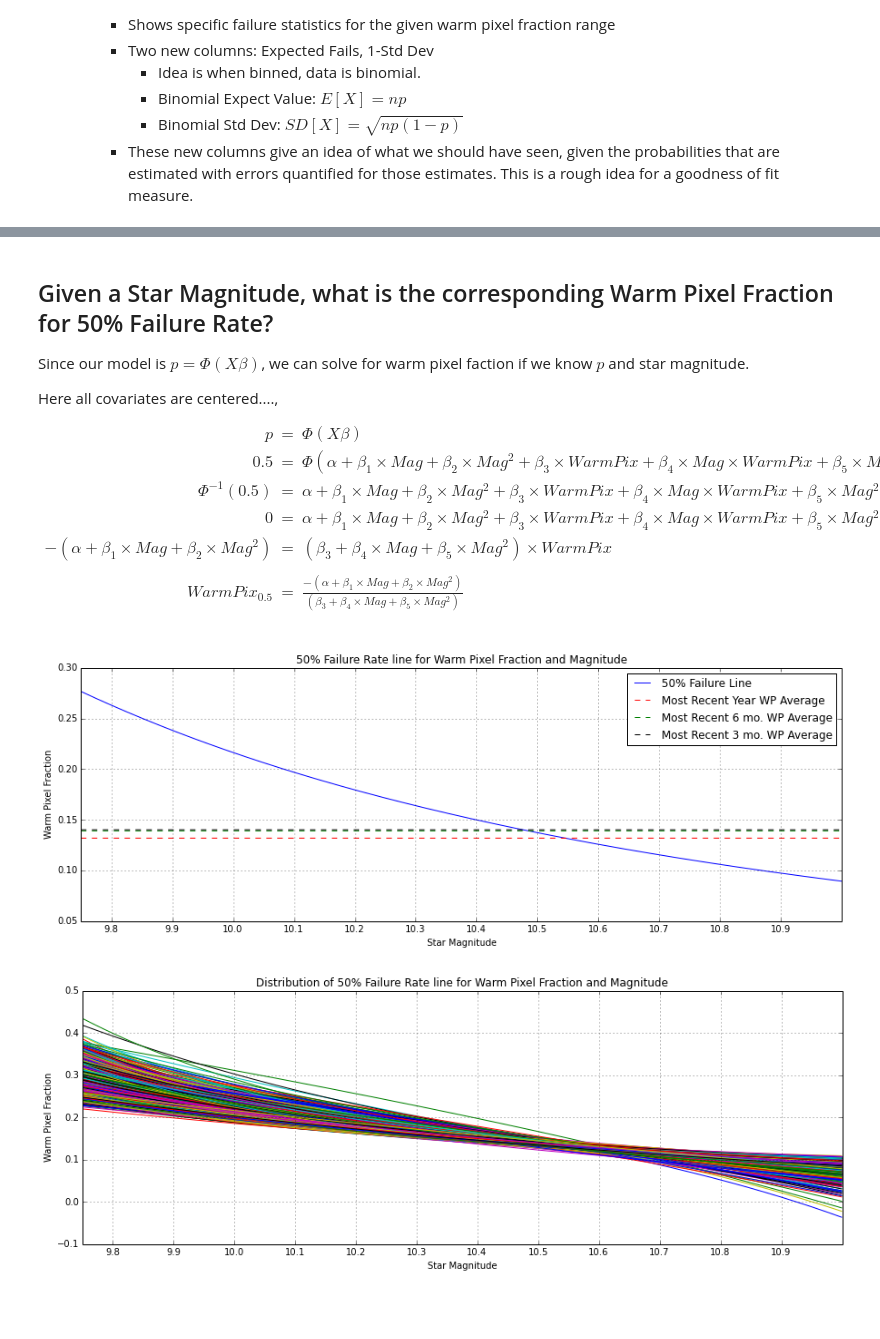
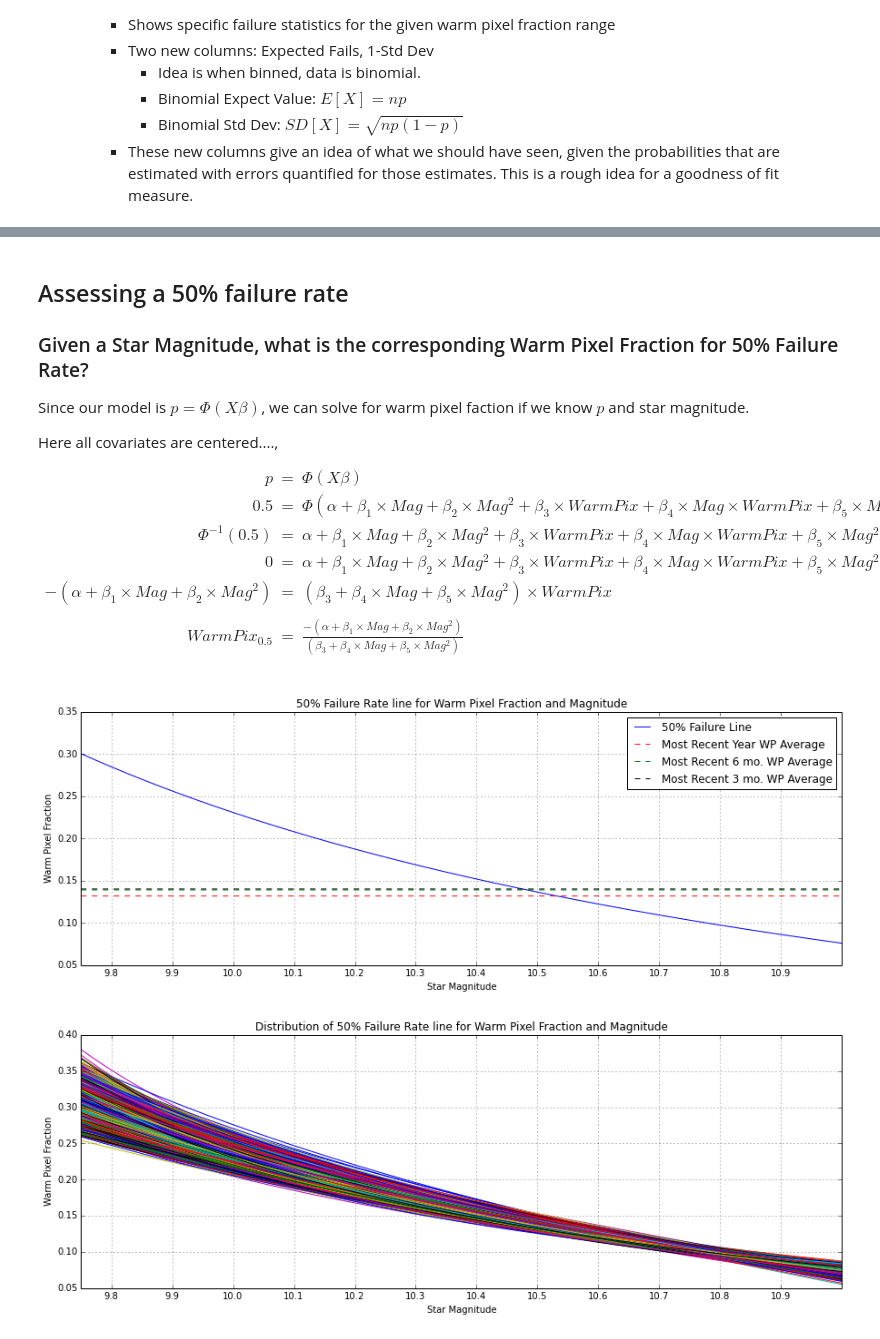
Before and after one commit to sot/aca_stats, a Jupyter notebook: acqstats_bp6_mainbook.ipynb, the cells around one changed output, grey strips where cells are left out. Saved outputs shown, nothing was run; the diff lists cells and outputs as text; code cells hidden in the pictures; blank space fills up the shorter version.

```diff
--- a/acqstats_bp6_mainbook.ipynb
+++ b/acqstats_bp6_mainbook.ipynb
@@ -571,7 +524,8 @@ chandra_fit.plot().set_size_inches(15,15)
 # %% [markdown]
 ### Extracting the Simulated Draws for each Covariate
 # %%
-beta_draws = chandra_fit.extract()
+if run_pystan:
+    beta_draws = chandra_fit.extract()
 # %% [markdown]
 ### Covariate Plots
 
@@ -623,17 +576,18 @@ plotdiagnostic(beta_draws)
 
 Taking the posterior mean for each coefficient.  Also computing variables to center the data.
 # %%
-# Calculating the posterior mean for each coefficient.
-a = np.mean(beta_draws['alpha'])
-b1 = np.mean(beta_draws['beta1'])
-b2 = np.mean(beta_draws['beta2'])
-b3 = np.mean(beta_draws['beta3'])
-b4 = np.mean(beta_draws['beta4'])
-b5 = np.mean(beta_draws['beta5'])
+if run_pystan:
+    # Calculating the posterior mean for each coefficient.
+    a = np.mean(beta_draws['alpha'])
+    b1 = np.mean(beta_draws['beta1'])
+    b2 = np.mean(beta_draws['beta2'])
+    b3 = np.mean(beta_draws['beta3'])
+    b4 = np.mean(beta_draws['beta4'])
+    b5 = np.mean(beta_draws['beta5'])
 
-# Creating a vector with these means
-betas = np.array([a, b1, b2, b3, b4, b5])
+    # Creating a vector with these means
+    betas = np.array([a, b1, b2, b3, b4, b5])
 
-# Storing the centers of the inputs for later use
-m_center = np.mean(traindata['mag'])
-wp_center = np.mean(traindata['warm_pix'])
+    # Storing the centers of the inputs for later use
+    m_center = np.mean(traindata['mag'])
+    wp_center = np.mean(traindata['warm_pix'])
@@ -639,0 +619,3 @@ wp_center = np.mean(traindata['warm_pix'])
+# %%
+# Loading the estimates from the trained model
+beta_load = ast.loadacqstats(fileout, description=True)
@@ -1055,5 +1039,6 @@ Average WPF              : nan
 # %% [markdown]
-## Given a Star Magnitude, what is the corresponding Warm Pixel Fraction for 50% Failure Rate?
+## Assessing a 50% failure rate
+### Given a Star Magnitude, what is the corresponding Warm Pixel Fraction for 50% Failure Rate?
 
 Since our model is $p = \Phi(X\beta)$, we can solve for warm pixel faction if we know $p$ and star magnitude.
 
@@ -1082,7 +1067,7 @@ avgwpf_6mo = np.mean(ast.subset_range_tstart_jyear(acq_data, maxyear - 0.5, maxy
 avgwpf_3mo = np.mean(ast.subset_range_tstart_jyear(acq_data, maxyear - 0.25, maxyear)['warm_pix'])
 
 for m in mags:
-    wp50.append(warmpix50(betas, m, m_center, wp_center))
+    wp50.append(warmpix50(beta_load['means'], m, beta_load['centers']['mag'], beta_load['centers']['warmpix']))
 
 F = plt.figure()
 p1, = plt.plot(mags, wp50)
@@ -1103,25 +1088,25 @@ plt.xticks(np.arange(9.8,11.0,0.1),np.arange(9.8,11.0,0.1))
 plt.title('50% Failure Rate line for Warm Pixel Fraction and Magnitude')
 plt.show()
 # %% [output]
-[figure, old version]
+[figure, new version]
 # %%
 # Now let's plot the distribution of the 50% failure rate.
 mags = np.arange(9.75,11.0,0.001)
 F = plt.figure()
-for n in np.arange(1,len(beta_draws['alpha']),1):
-    betas_n = beta_draws['alpha'][n], beta_draws['beta1'][n], beta_draws['beta2'][n], beta_draws['beta3'][n], beta_draws['beta4'][n], beta_draws['beta5'][n]
+for n in np.arange(1,len(beta_load['draws']['alpha']),1):
+    betas_n = beta_load['draws']['alpha'][n], beta_load['draws']['beta1'][n], beta_load['draws']['beta2'][n], beta_load['draws']['beta3'][n], beta_load['draws']['beta4'][n], beta_load['draws']['beta5'][n]
     wp50 = []
     for m in mags:
-        wp50.append(warmpix50(betas_n, m, m_center, wp_center))
+        wp50.append(warmpix50(betas_n, m, beta_load['centers']['mag'], beta_load['centers']['warmpix']))
     p1, = plt.plot(mags, wp50)
 
 plt.grid(b=None, which='both', axis='both')
 F.set_size_inches(15,5)
 plt.xlim(9.75,11.0)
 plt.ylabel('Warm Pixel Fraction')
 plt.xlabel('Star Magnitude')
 plt.xticks(np.arange(9.8,11.0,0.1),np.arange(9.8,11.0,0.1))
 plt.title('Distribution of 50% Failure Rate line for Warm Pixel Fraction and Magnitude')
 plt.show()
 # %% [output]
-[figure, old version]
+[figure, new version]
```
Also changed, not shown: parts of 59 cells of this notebook, 2 other files.
